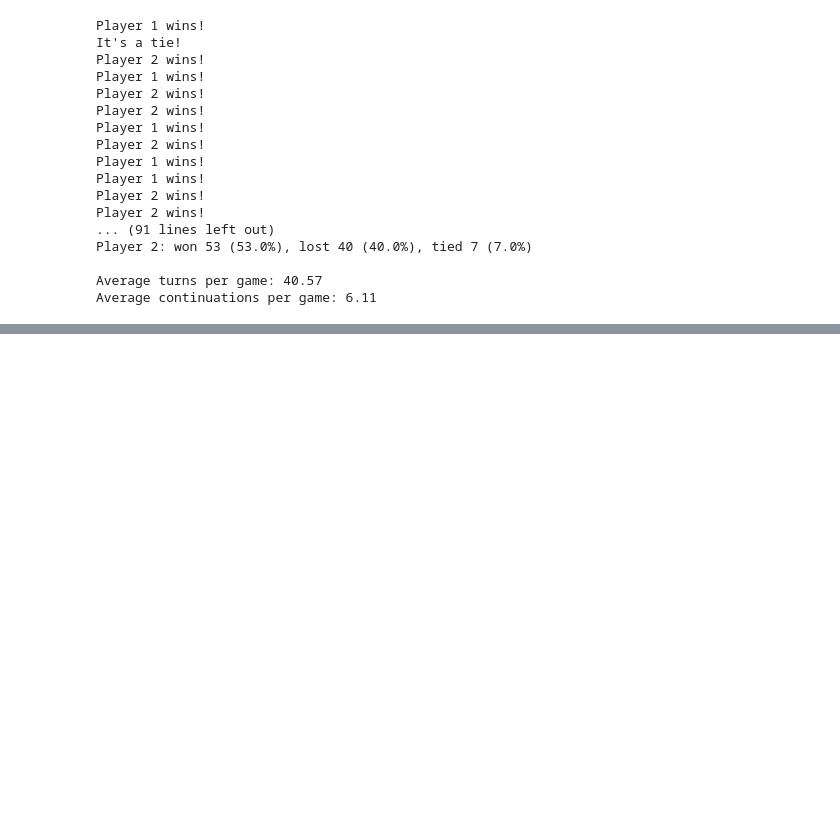
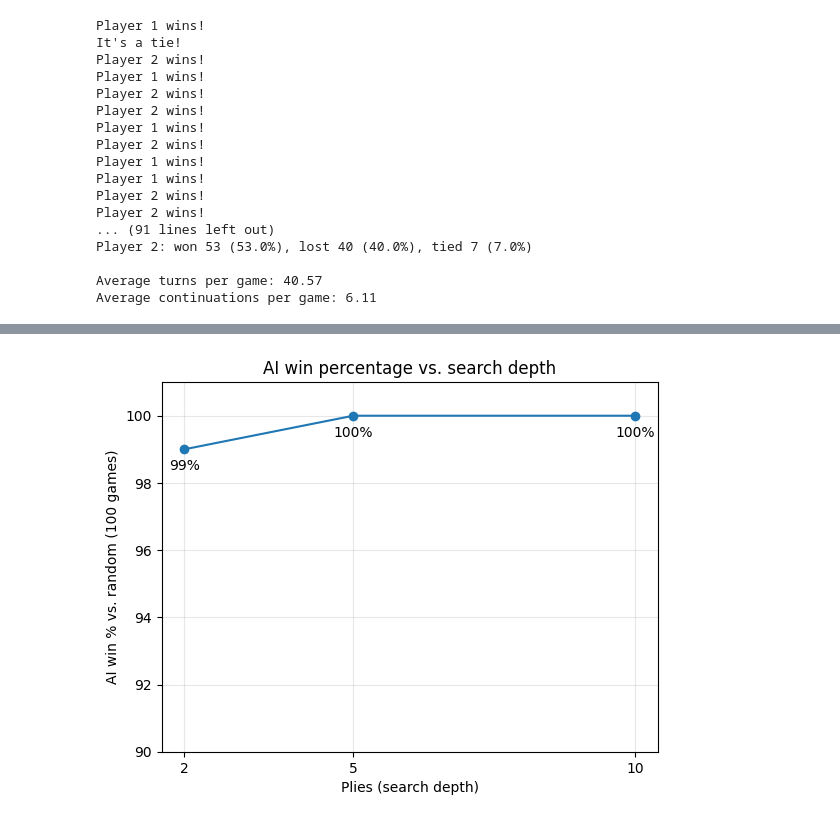
Before and after one commit to alhoeft/Mancala-AI, a Jupyter notebook: Report.ipynb, the cells around one changed output, grey strips where cells are left out. Saved outputs shown, nothing was run; the diff lists cells and outputs as text; code cells hidden in the pictures; blank space fills up the shorter version.

```diff
--- a/Report.ipynb
+++ b/Report.ipynb
@@ -301,7 +303,7 @@ def clone(game):
     without changing the real board."""
     new_game = copy.copy(game)
     new_game.board = game.board[:]
-    new_game.moves = game.moves[:]
+    new_game.moves = []
     return new_game
 
 def utility(game, ai_player):
@@ -451,7 +403,8 @@ def alphabeta_move(game, depth):
 # ------------------------------- Driver Code ------------------------------
 # AI is Player 1, Random is Player 2
 
-def play_ai_vs_random_timed(choose_move, depth, label, num_games=100):
+def play_ai_vs_random_timed(choose_move, depth, label, num_games=100, seed=109):
+    random.seed(seed)
     AI, RANDOM = 1, 2
     wins = {AI: 0, RANDOM: 0}
     ties = 0
@@ -465,7 +418,7 @@ def play_ai_vs_random_timed(choose_move, depth, label, num_games=100):
         with contextlib.redirect_stdout(io.StringIO()):
             while not game.winning_eval():
                 if game.current_player == AI:
-                    game.play(choose_move(game, depth))
+                    game.play(choose_move(game, game, depth))
                 else:
                     game.play(game.random_move_generator())
         game_times.append(time.perf_counter() - start)
@@ -482,17 +435,21 @@ def play_ai_vs_random_timed(choose_move, depth, label, num_games=100):
         return sum(xs) / len(xs) if xs else float('nan')
 
     print(f"{label} AI ({depth} plies) vs. Random, {num_games} games")
-    print(f"  AI wins:     {wins[AI]:3d} ({100 * wins[AI] / num_games:.1f}%)")
-    print(f"  Random wins: {wins[RANDOM]:3d} ({100 * wins[RANDOM] / num_games:.1f}%)")
-    print(f"  Ties:        {ties:3d} ({100 * ties / num_games:.1f}%)")
+    print(f"  AI wins:     {wins[AI]} ({100 * wins[AI] / num_games}%)")
+    print(f"  Random wins: {wins[RANDOM]} ({100 * wins[RANDOM] / num_games}%)")
+    print(f"  Ties:        {ties} ({100 * ties / num_games}%)")
     for p, name in ((AI, 'AI'), (RANDOM, 'Random')):
         if wins[p]:
-            print(f"  When {name} wins: {avg(moves_in_won_games[p]):.2f} total moves per game, "
-                  f"{avg(winner_moves[p]):.2f} of them by {name}")
-    print(f"  Time per game: avg {avg(game_times):.3f} s, "
-          f"min {min(game_times):.3f} s, max {max(game_times):.3f} s "
-          f"(total {sum(game_times):.1f} s)")
+            print(f"  When {name} wins: {avg(moves_in_won_games[p])} total moves per game, "
+                  f"{avg(winner_moves[p])} of them by {name}")
+    print(f"  Time per game: avg {avg(game_times)} s, "
+          f"min {min(game_times)} s, max {max(game_times)} s "
+          f"(total {sum(game_times)} s)")
     print()
+    return 100 * wins[AI] / num_games, avg(game_times)
 
-play_ai_vs_random_timed(alphabeta_move, 5, "Alpha-Beta", NUM_GAMES)
+win2, t_mm2 = play_ai_vs_random_timed(minimax_player,   2, "Minimax",    NUM_GAMES)
+win5, t_mm5 = play_ai_vs_random_timed(minimax_player,   5, "Minimax",    NUM_GAMES)
+_,    t_ab5 = play_ai_vs_random_timed(alpha_beta_player, 5, "Alpha-Beta", NUM_GAMES)
+win10, t_ab10 = play_ai_vs_random_timed(alpha_beta_player, 10, "Alpha-Beta", NUM_GAMES)
 # %% [output]
@@ -504,0 +513,18 @@ Alpha-Beta AI (5 plies) vs. Random, 100 games
+# %%
+# -------------------- Win % vs Search Depth ------------------------------
+plies = [2, 5, 10]
+win_pct = [win2, win5, win10]
+
+plt.plot(plies, win_pct, marker='o')
+for x, y in zip(plies, win_pct):
+    plt.annotate(f"{y:.0f}%", (x, y), textcoords="offset points", xytext=(0, -15), ha="center")
+
+plt.xticks(plies)
+plt.ylim(90, 101)
+plt.xlabel("Plies (search depth)")
+plt.ylabel("AI win % vs. random (100 games)")
+plt.title("AI win percentage vs. search depth")
+plt.grid(alpha=0.3)
+plt.show()
+# %% [output]
+[figure, added]
```
Also changed, not shown: parts of 8 cells of this notebook, 1 other file.
